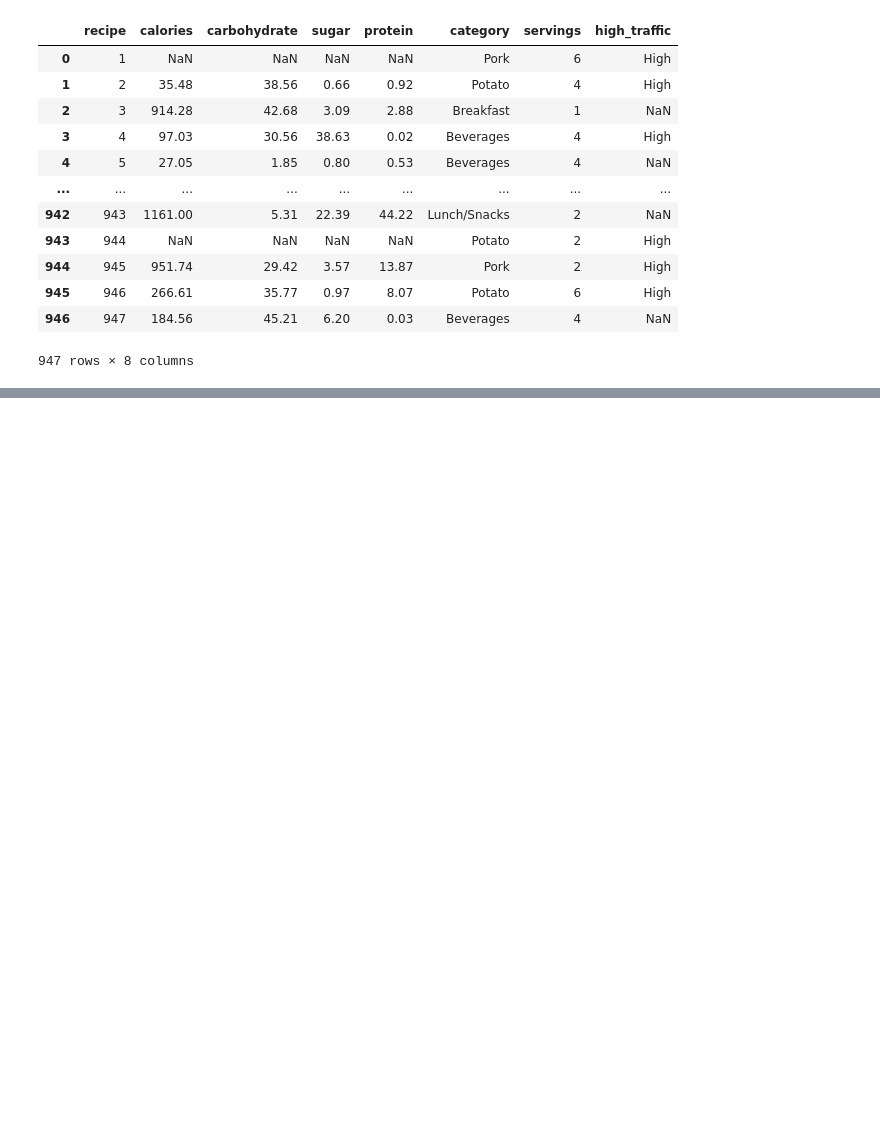
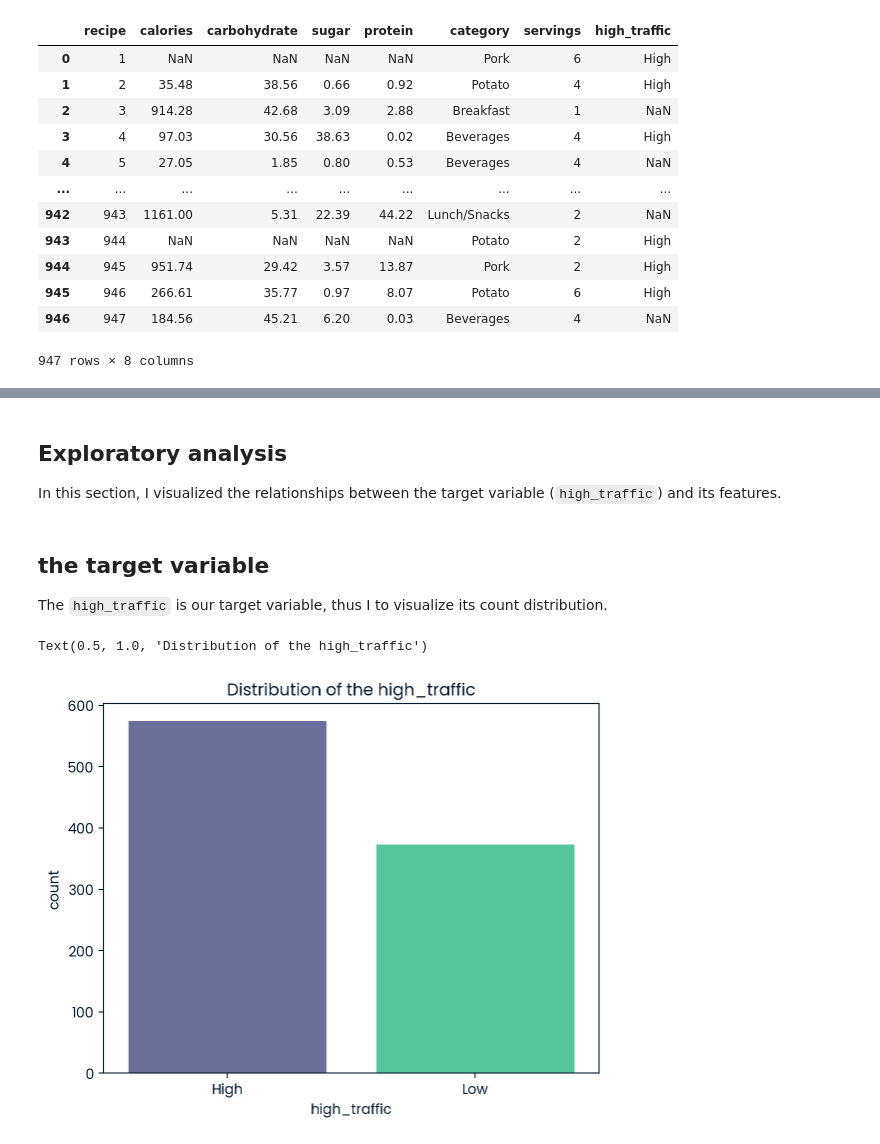
Before and after one commit to Membaliz/data_on_rails, a Jupyter notebook: notebook.ipynb, the cells around one changed output, grey strips where cells are left out. Saved outputs shown, nothing was run; the diff lists cells and outputs as text; code cells hidden in the pictures; blank space fills up the shorter version.

```diff
--- a/notebook.ipynb
+++ b/notebook.ipynb
@@ -101,9 +43,0 @@ Name: category, dtype: object
-# %%
-missing_values = ['missing', '-', '', 'NaN', None,np.nan]
-
-cat =  ['Lunch/Snacks', 'Beverages', 'Potato',
-'Vegetable', 'Meat', 'Chicken', 'Pork', 'Dessert', 'Breakfast', 'One Dish Meal']
-
-# replace nan values with the mode of 'category'
-recipe['category'] = recipe['category'].apply(lambda x: 'Breakfast' if (x in missing_values or x not in cat) else x)
-recipe
@@ -124,11 +43,0 @@ recipe
-# %%
-import seaborn as sns
-
-# Convert 'high_traffic' to numeric values
-recipe['high_traffic_numeric'] = recipe['high_traffic'].map({'High': 1, 'Low': 0})
-
-# Select numeric columns for correlation
-numeric = recipe[['high_traffic_numeric', 'sugar', 'protein', 'calories']]
-
-# Plot the heatmap
-sns.heatmap(numeric.corr(), annot=True).set(title='The Correlation Heatmap between Numeric Variables');
@@ -552,0 +88,6 @@ servings: 0.0507
+# %%
+# replace non-digit characters to digits and convert to integer
+recipe['servings'].nunique()
+recipe['servings'] = recipe['servings'].str.replace(' as a snack','')
+recipe['servings'].unique()
+recipe['servings'] = recipe['servings'].astype('int')
@@ -552,0 +98,9 @@ servings: 0.0507
+# %%
+missing_values = ['missing', '-', '', 'NaN', None,np.nan]
+
+cat =  ['Lunch/Snacks', 'Beverages', 'Potato',
+'Vegetable', 'Meat', 'Chicken', 'Pork', 'Dessert', 'Breakfast', 'One Dish Meal']
+
+# replace nan values with the mode of 'category'
+recipe['category'] = recipe['category'].apply(lambda x: recipe['category'].mode()[0] if (x in missing_values or x not in cat) else x)
+recipe
@@ -552,0 +148,14 @@ servings: 0.0507
+# %% [markdown]
+## Exploratory analysis
+In this section, I visualized the relationships between the target variable (`high_traffic`) and its features.
+# %% [markdown]
+## the target variable
+The `high_traffic` is our target variable, thus I to visualize its count distribution.
+# %%
+import seaborn as sns
+import matplotlib.pyplot as plt
+sns.countplot(data = recipe,x='high_traffic',hue='high_traffic')
+plt.title('Distribution of the high_traffic')
+# %% [output]
+Text(0.5, 1.0, 'Distribution of the high_traffic')
+[figure, added]
```
Also changed, not shown: parts of 75 cells of this notebook.
